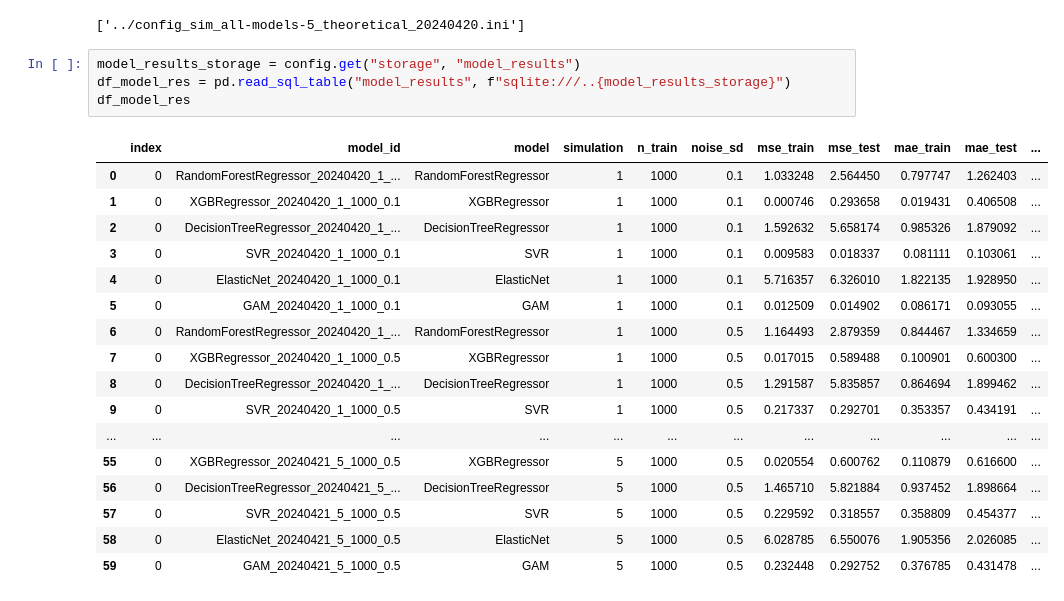
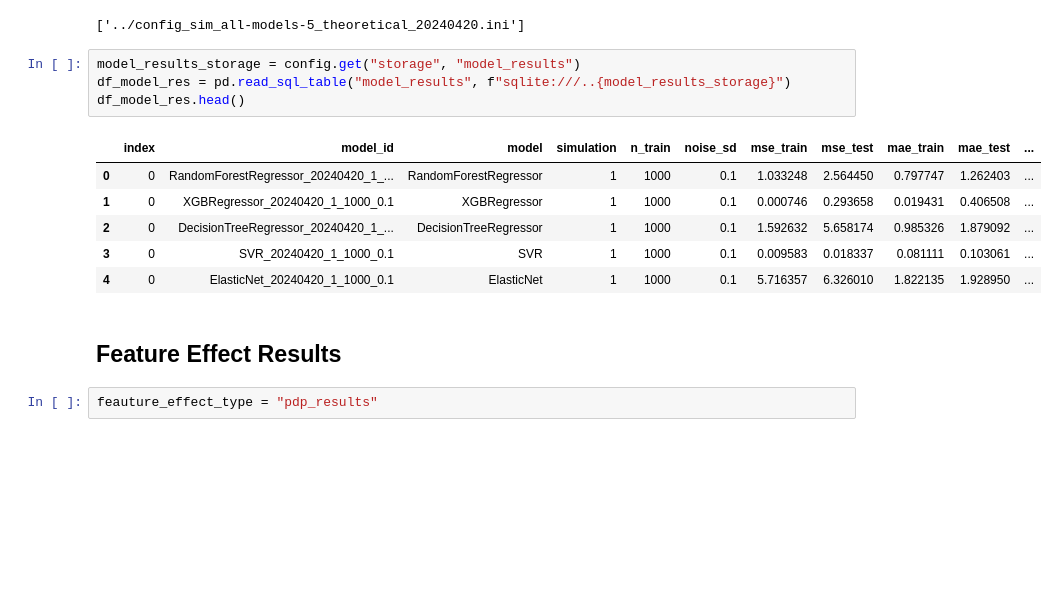
Before and after one commit to timo282/feature-effect-empirical-analysis, a Jupyter notebook: simulations/sim_all-models-5_theoretical_20240420/notebooks/correlation_analysis.ipynb, the cells around one changed output. Saved outputs shown, nothing was run; the diff lists cells and outputs as text; blank space fills up the shorter version.

```diff
--- a/simulations/sim_all-models-5_theoretical_20240420/notebooks/correlation_analysis.ipynb
+++ b/simulations/sim_all-models-5_theoretical_20240420/notebooks/correlation_analysis.ipynb
@@ -47,22 +47,15 @@ config.read(config_file)
 # %%
 model_results_storage = config.get("storage", "model_results")
 df_model_res = pd.read_sql_table("model_results", f"sqlite:///..{model_results_storage}")
-df_model_res
+df_model_res.head()
 # %% [output]
 |  | index | model_id | model | simulation | n_train | noise_sd | mse_train | mse_test | mae_train | mae_test | ... |
 | 0 | 0 | RandomForestRegressor_20240420_1_... | RandomForestRegressor | 1 | 1000 | 0.1 | 1.033248 | 2.564450 | 0.797747 | 1.262403 | ... |
 | 1 | 0 | XGBRegressor_20240420_1_1000_0.1 | XGBRegressor | 1 | 1000 | 0.1 | 0.000746 | 0.293658 | 0.019431 | 0.406508 | ... |
 | 2 | 0 | DecisionTreeRegressor_20240420_1_... | DecisionTreeRegressor | 1 | 1000 | 0.1 | 1.592632 | 5.658174 | 0.985326 | 1.879092 | ... |
 | 3 | 0 | SVR_20240420_1_1000_0.1 | SVR | 1 | 1000 | 0.1 | 0.009583 | 0.018337 | 0.081111 | 0.103061 | ... |
 | 4 | 0 | ElasticNet_20240420_1_1000_0.1 | ElasticNet | 1 | 1000 | 0.1 | 5.716357 | 6.326010 | 1.822135 | 1.928950 | ... |
-| 5 | 0 | GAM_20240420_1_1000_0.1 | GAM | 1 | 1000 | 0.1 | 0.012509 | 0.014902 | 0.086171 | 0.093055 | ... |
-| 6 | 0 | RandomForestRegressor_20240420_1_... | RandomForestRegressor | 1 | 1000 | 0.5 | 1.164493 | 2.879359 | 0.844467 | 1.334659 | ... |
-| 7 | 0 | XGBRegressor_20240420_1_1000_0.5 | XGBRegressor | 1 | 1000 | 0.5 | 0.017015 | 0.589488 | 0.100901 | 0.600300 | ... |
-| 8 | 0 | DecisionTreeRegressor_20240420_1_... | DecisionTreeRegressor | 1 | 1000 | 0.5 | 1.291587 | 5.835857 | 0.864694 | 1.899462 | ... |
-| 9 | 0 | SVR_20240420_1_1000_0.5 | SVR | 1 | 1000 | 0.5 | 0.217337 | 0.292701 | 0.353357 | 0.434191 | ... |
-| ... | ... | ... | ... | ... | ... | ... | ... | ... | ... | ... | ... |
-| 55 | 0 | XGBRegressor_20240421_5_1000_0.5 | XGBRegressor | 5 | 1000 | 0.5 | 0.020554 | 0.600762 | 0.110879 | 0.616600 | ... |
-| 56 | 0 | DecisionTreeRegressor_20240421_5_... | DecisionTreeRegressor | 5 | 1000 | 0.5 | 1.465710 | 5.821884 | 0.937452 | 1.898664 | ... |
-| 57 | 0 | SVR_20240421_5_1000_0.5 | SVR | 5 | 1000 | 0.5 | 0.229592 | 0.318557 | 0.358809 | 0.454377 | ... |
-| 58 | 0 | ElasticNet_20240421_5_1000_0.5 | ElasticNet | 5 | 1000 | 0.5 | 6.028785 | 6.550076 | 1.905356 | 2.026085 | ... |
-| 59 | 0 | GAM_20240421_5_1000_0.5 | GAM | 5 | 1000 | 0.5 | 0.232448 | 0.292752 | 0.376785 | 0.431478 | ... |
+# %% [markdown]
+## Feature Effect Results
+# %%
+feauture_effect_type = "pdp_results"
```
Also changed, not shown: parts of 19 cells of this notebook, 3 other files.
